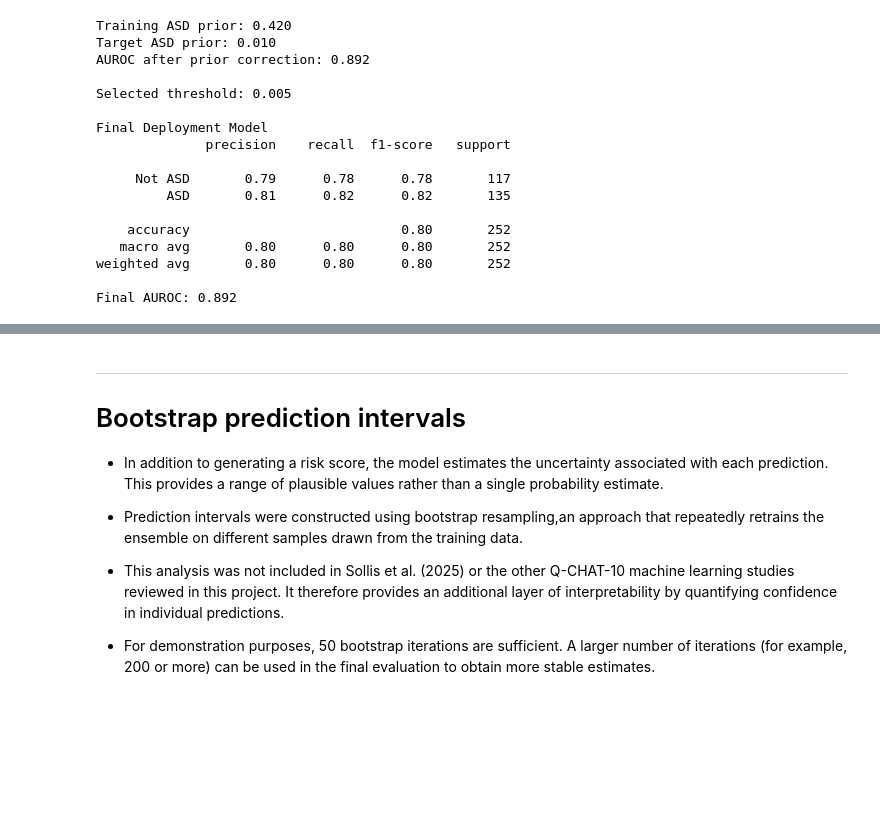
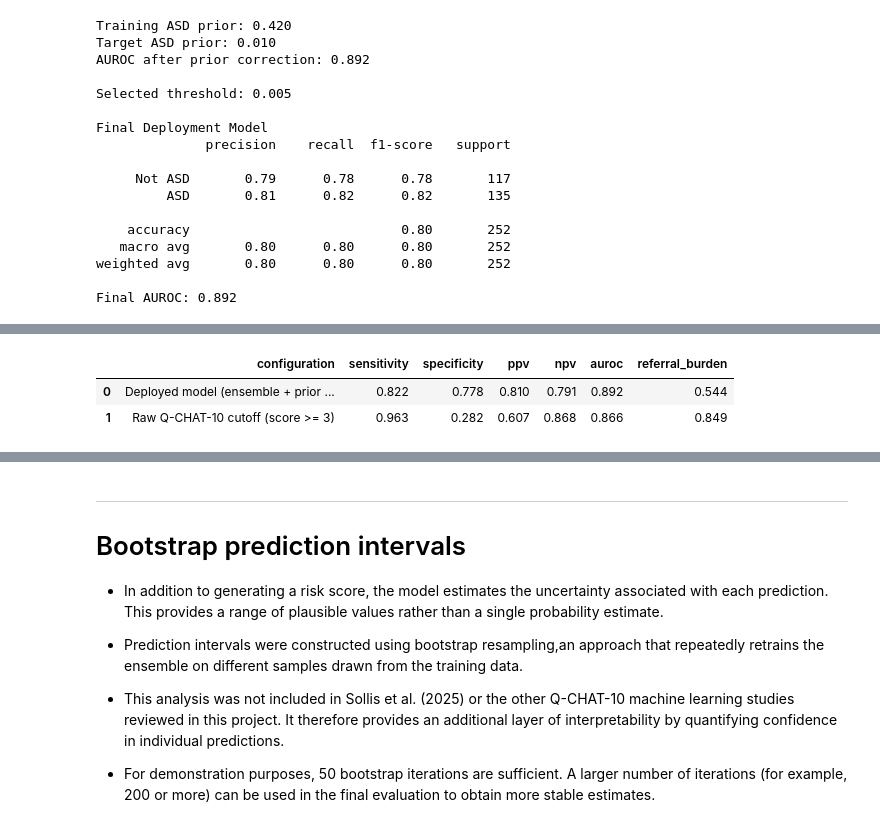
Before and after one commit to RELEBOHILE-PHEKO/Autism-Risk-Screening, a Jupyter notebook: notebook/autism_screening_Pipeline.ipynb, the cells around one changed output, grey strips where cells are left out. Saved outputs shown, nothing was run; the diff lists cells and outputs as text; code cells hidden in the pictures; blank space fills up the shorter version.

```diff
--- a/notebook/autism_screening_Pipeline.ipynb
+++ b/notebook/autism_screening_Pipeline.ipynb
@@ -1387,0 +1461,55 @@ Final AUROC: 0.892
+# %%
+# Calculate each child's total Q-CHAT-10 score
+qchat_raw_score = X_beh_test.sum(axis=1)
+
+# Apply the standard cutoff of 3 or more
+y_pred_baseline = (qchat_raw_score >= 3).astype(int)
+
+# Compute the confusion matrix
+tn_b, fp_b, fn_b, tp_b = confusion_matrix(
+    y_test,
+    y_pred_baseline
+).ravel()
+
+# Calculate the clinical metrics
+sensitivity_b = tp_b / (tp_b + fn_b) if (tp_b + fn_b) else float("nan")
+specificity_b = tn_b / (tn_b + fp_b) if (tn_b + fp_b) else float("nan")
+ppv_b = tp_b / (tp_b + fp_b) if (tp_b + fp_b) else float("nan")
+npv_b = tn_b / (tn_b + fn_b) if (tn_b + fn_b) else float("nan")
+referral_burden_b = y_pred_baseline.mean()
+
+# Compare the deployed model with the raw Q-CHAT-10 cutoff
+df_baseline_comparison = pd.DataFrame([
+    {
+        "configuration": "Deployed model (ensemble + prior correction)",
+        "sensitivity": round(sensitivity, 3),
+        "specificity": round(specificity, 3),
+        "ppv": round(ppv, 3),
+        "npv": round(npv, 3),
+        "auroc": round(
+            roc_auc_score(y_test, prob_beh_ens_corrected),
+            3
+        ),
+        "referral_burden": round(referral_burden, 3),
+    },
+
+    {
+        "configuration": "Raw Q-CHAT-10 cutoff (score >= 3)",
+        "sensitivity": round(sensitivity_b, 3),
+        "specificity": round(specificity_b, 3),
+        "ppv": round(ppv_b, 3),
+        "npv": round(npv_b, 3),
+        "auroc": round(
+            roc_auc_score(y_test, qchat_raw_score),
+            3
+        ),
+        "referral_burden": round(referral_burden_b, 3),
+    },
+])
+
+# Display the comparison table
+df_baseline_comparison
+# %% [output]
+|  | configuration | sensitivity | specificity | ppv | npv | auroc | referral_burden |
+| 0 | Deployed model (ensemble + prior ... | 0.822 | 0.778 | 0.810 | 0.791 | 0.892 | 0.544 |
+| 1 | Raw Q-CHAT-10 cutoff (score >= 3) | 0.963 | 0.282 | 0.607 | 0.868 | 0.866 | 0.849 |
```
Also changed, not shown: parts of 17 cells of this notebook.
